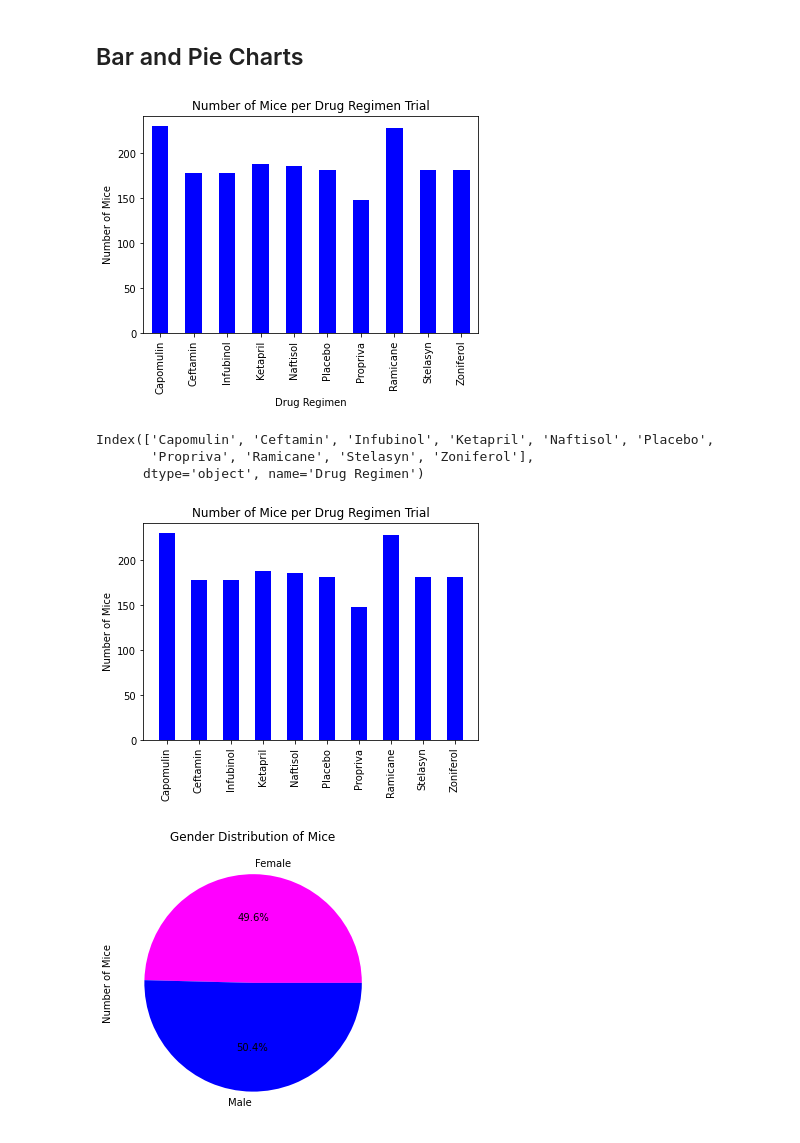
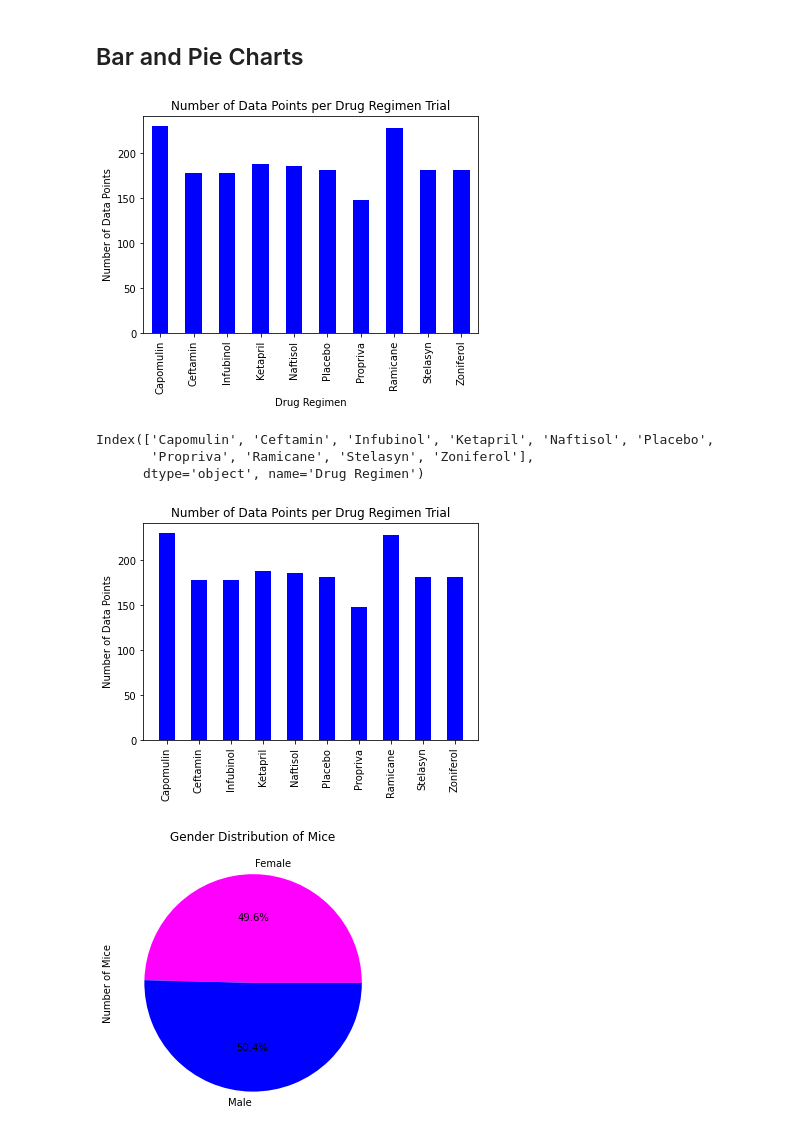
Before and after one commit to mpagerit/matplotlib_challenge, a Jupyter notebook: pymaceuticals_starter.ipynb, the cells around one changed output. Cells and saved outputs as stored; diff of their text form; code cells hidden in the pictures.

```diff
--- a/pymaceuticals_starter.ipynb
+++ b/pymaceuticals_starter.ipynb
@@ -140,20 +140,20 @@ summary2
 # %%
 # Use Pandas to generate a bar plot showing the total number of mice in each treatment regimen throughout the course of the study.
 
 #create the series of data points per trial
 # DrugGroup = uniqueMice.groupby(uniqueMice['Drug Regimen'])
 # miceRegimen = DrugGroup['Mouse ID'].count()
 
 DrugGroup = studyData.groupby(studyData['Drug Regimen'])
 miceRegimen = DrugGroup['Mouse ID'].count()
 
 miceRegimen.plot.bar('Drug Regimen', 'Mouse ID', rot=90, color='blue')
-plt.ylabel('Number of Mice')
-plt.title('Number of Mice per Drug Regimen Trial')
+plt.ylabel('Number of Data Points')
+plt.title('Number of Data Points per Drug Regimen Trial')
 plt.show()
 ## Note: this plot will be identical to the one that uses Pyplot
 # %% [output]
-[figure, old version]
+[figure, new version]
 # %%
 #convert MiceRegimen to a dataframe
 miceRegimen_df = miceRegimen.to_frame()
@@ -172,11 +172,11 @@ Index(['Capomulin', 'Ceftamin', 'Infubinol', 'Ketapril', 'Naftisol', 'Placebo',
 plt.bar(x_axis, y_axis, color='blue', alpha=1, align='center', width = .5)
 tick_locations = [value for value in x_axis]
 plt.xticks(rotation=90)
-plt.ylabel('Number of Mice')
-plt.title('Number of Mice per Drug Regimen Trial')
+plt.ylabel('Number of Data Points')
+plt.title('Number of Data Points per Drug Regimen Trial')
 plt.show()
 # %% [output]
-[figure, old version]
+[figure, new version]
 # %%
 # Use Pandas to generate a pie plot showing the distribution of female versus male mice
 
```
Also changed, not shown: parts of 9 cells of this notebook.
